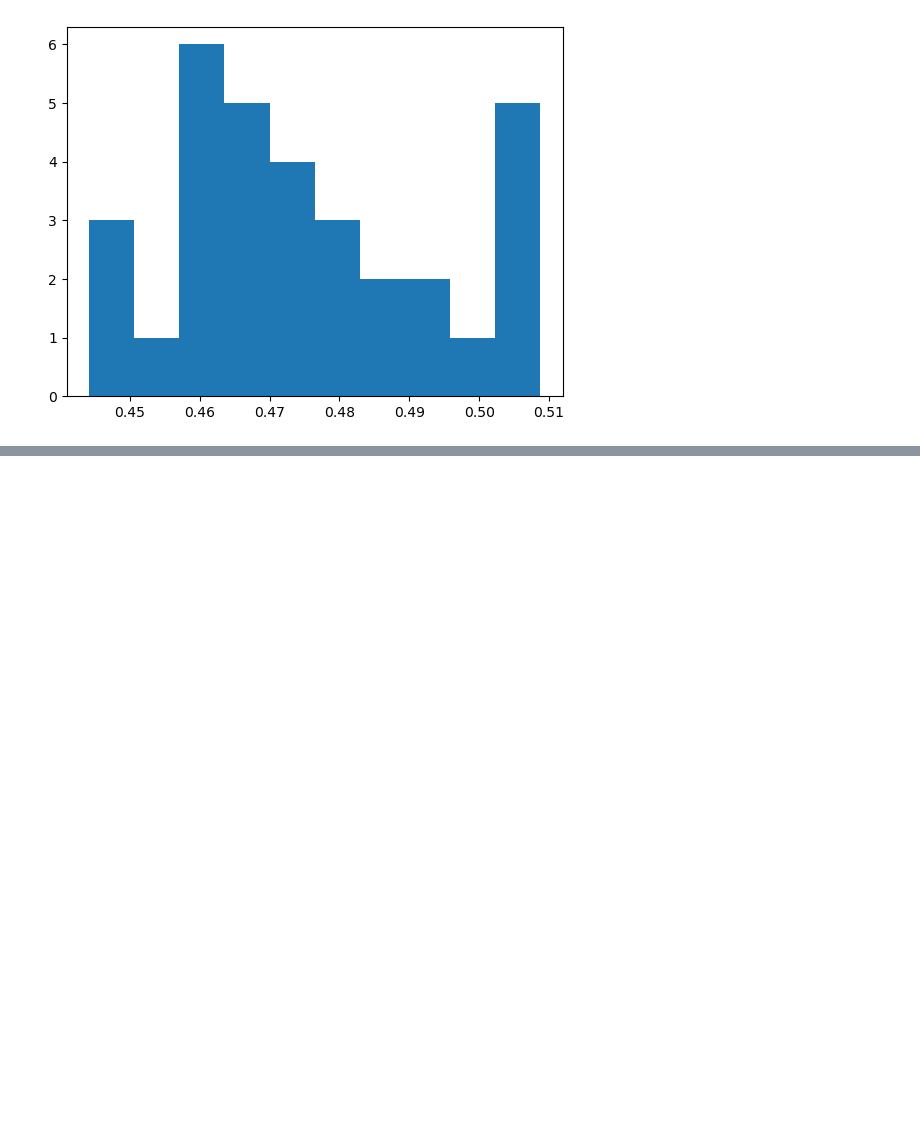
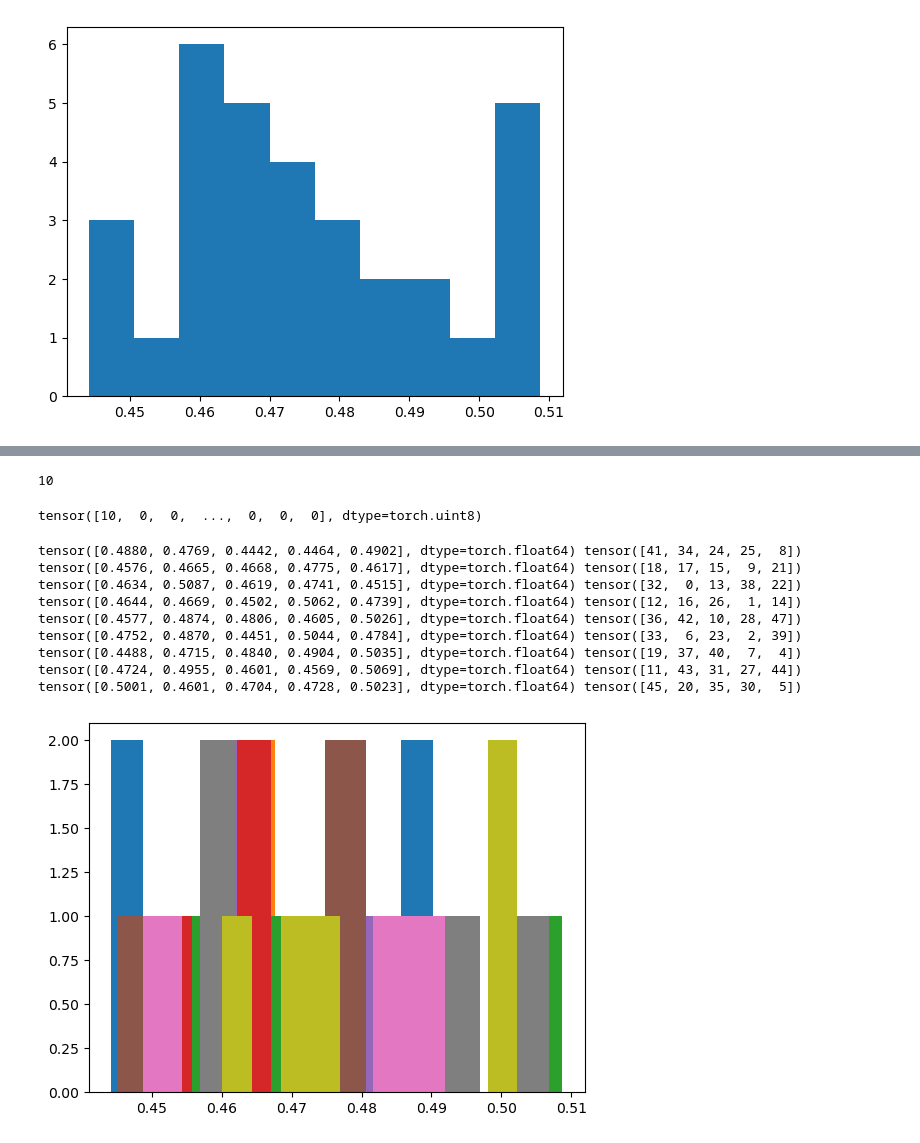
Before and after one commit to mariajmolina/s2sml, a Jupyter notebook: notebooks/DataLoaderRandTests.ipynb, the cells around one changed output, grey strips where cells are left out. Drawn from its saved outputs; the diff is of its cells as text; code cells hidden in the pictures; blank space fills up the shorter version.

Commit message:
Finalize DataLoader randomness tests

```diff
--- a/notebooks/DataLoaderRandTests.ipynb
+++ b/notebooks/DataLoaderRandTests.ipynb
@@ -598,0 +604,4 @@ tensor([0.4502, 0.4569, 0.4619, 0.4904, 0.4617, 0.4784, 0.4643, 0.4601, 0.4769,
+# %%
+# set up a generator with a specified seed
+g = torch.Generator()
+g.manual_seed(10)
@@ -598,0 +618,36 @@ tensor([0.4502, 0.4569, 0.4619, 0.4904, 0.4617, 0.4784, 0.4643, 0.4601, 0.4769,
+# %%
+# set up a random sampler with specified generator
+sampler = torch.utils.data.RandomSampler(data_source=train, generator=g)
+# %%
+sampler.generator.initial_seed()
+# %% [output]
+10
+# %%
+sampler.generator.get_state()
+# %% [output]
+tensor([10,  0,  0,  ...,  0,  0,  0], dtype=torch.uint8)
+# %%
+# small batch size for testing
+train_batch_size = 5
+# %%
+train_loader_817 = DataLoader(
+    train, batch_size=train_batch_size, shuffle=False, sampler=sampler,
+    drop_last=True
+)
+# %%
+for i,data in enumerate(train_loader_817):
+    x = data["input"].squeeze(dim=2)[:,3,0,0] # all the batches for the last input channel and the first spatial index
+    i = data["index"]
+    print(x, i)
+    plt.hist(x);
+# %% [output]
+tensor([0.4880, 0.4769, 0.4442, 0.4464, 0.4902], dtype=torch.float64) tensor([41, 34, 24, 25,  8])
+tensor([0.4576, 0.4665, 0.4668, 0.4775, 0.4617], dtype=torch.float64) tensor([18, 17, 15,  9, 21])
+tensor([0.4634, 0.5087, 0.4619, 0.4741, 0.4515], dtype=torch.float64) tensor([32,  0, 13, 38, 22])
+tensor([0.4644, 0.4669, 0.4502, 0.5062, 0.4739], dtype=torch.float64) tensor([12, 16, 26,  1, 14])
+tensor([0.4577, 0.4874, 0.4806, 0.4605, 0.5026], dtype=torch.float64) tensor([36, 42, 10, 28, 47])
+tensor([0.4752, 0.4870, 0.4451, 0.5044, 0.4784], dtype=torch.float64) tensor([33,  6, 23,  2, 39])
+tensor([0.4488, 0.4715, 0.4840, 0.4904, 0.5035], dtype=torch.float64) tensor([19, 37, 40,  7,  4])
+tensor([0.4724, 0.4955, 0.4601, 0.4569, 0.5069], dtype=torch.float64) tensor([11, 43, 31, 27, 44])
+tensor([0.5001, 0.4601, 0.4704, 0.4728, 0.5023], dtype=torch.float64) tensor([45, 20, 35, 30,  5])
+[figure, added]
```
Also changed, not shown: parts of 22 cells of this notebook.
